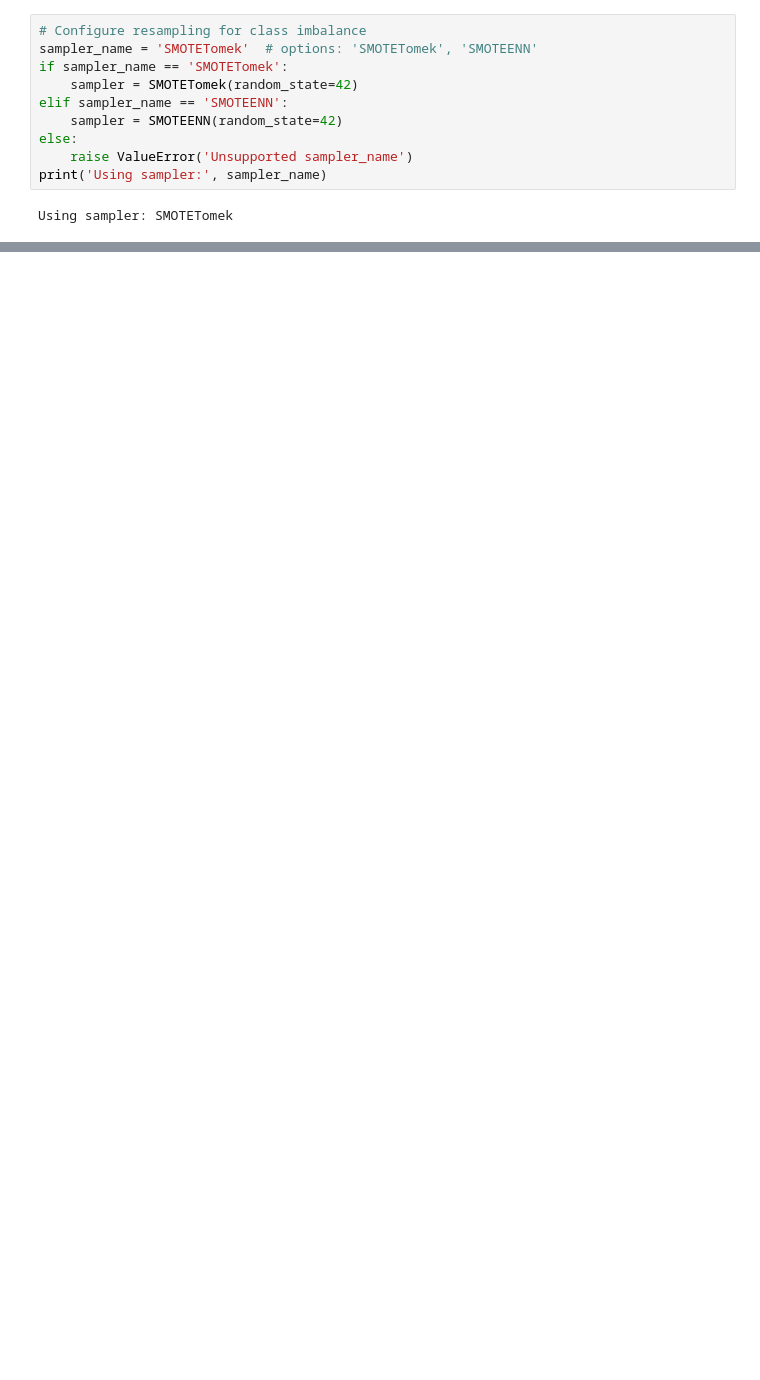
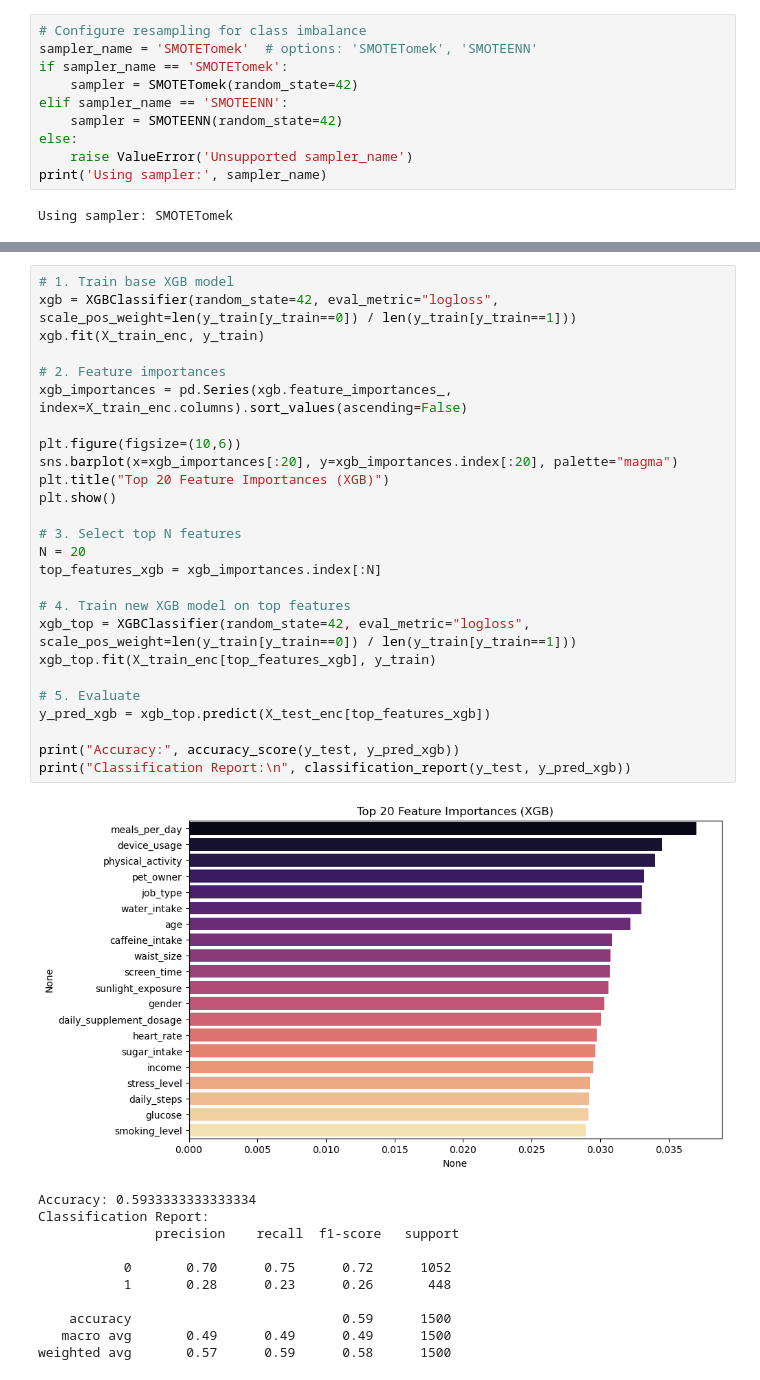
Before and after one commit to Tiyani-source/Disease_Risk_Prediction_from_Daily_Habits, a Jupyter notebook: training/Kasuni/training.ipynb, the cells around one changed output, grey strips where cells are left out. Cells and saved outputs as stored; diff of their text form; blank space fills up the shorter version.

```diff
--- a/training/Kasuni/training.ipynb
+++ b/training/Kasuni/training.ipynb
@@ -515,0 +714,38 @@ for title, series in importances_to_plot:
+# %%
+# 1. Train base XGB model
+xgb = XGBClassifier(random_state=42, eval_metric="logloss", scale_pos_weight=len(y_train[y_train==0]) / len(y_train[y_train==1]))
+xgb.fit(X_train_enc, y_train)
+
+# 2. Feature importances
+xgb_importances = pd.Series(xgb.feature_importances_, index=X_train_enc.columns).sort_values(ascending=False)
+
+plt.figure(figsize=(10,6))
+sns.barplot(x=xgb_importances[:20], y=xgb_importances.index[:20], palette="magma")
+plt.title("Top 20 Feature Importances (XGB)")
+plt.show()
+
+# 3. Select top N features
+N = 20
+top_features_xgb = xgb_importances.index[:N]
+
+# 4. Train new XGB model on top features
+xgb_top = XGBClassifier(random_state=42, eval_metric="logloss", scale_pos_weight=len(y_train[y_train==0]) / len(y_train[y_train==1]))
+xgb_top.fit(X_train_enc[top_features_xgb], y_train)
+
+# 5. Evaluate
+y_pred_xgb = xgb_top.predict(X_test_enc[top_features_xgb])
+
+print("Accuracy:", accuracy_score(y_test, y_pred_xgb))
+print("Classification Report:\n", classification_report(y_test, y_pred_xgb))
+# %% [output]
+[figure, added]
+Accuracy: 0.5933333333333334
+Classification Report:
+               precision    recall  f1-score   support
+
+           0       0.70      0.75      0.72      1052
+           1       0.28      0.23      0.26       448
+
+    accuracy                           0.59      1500
+   macro avg       0.49      0.49      0.49      1500
+weighted avg       0.57      0.59      0.58      1500
```
Also changed, not shown: parts of 14 cells of this notebook, 1 other file.
